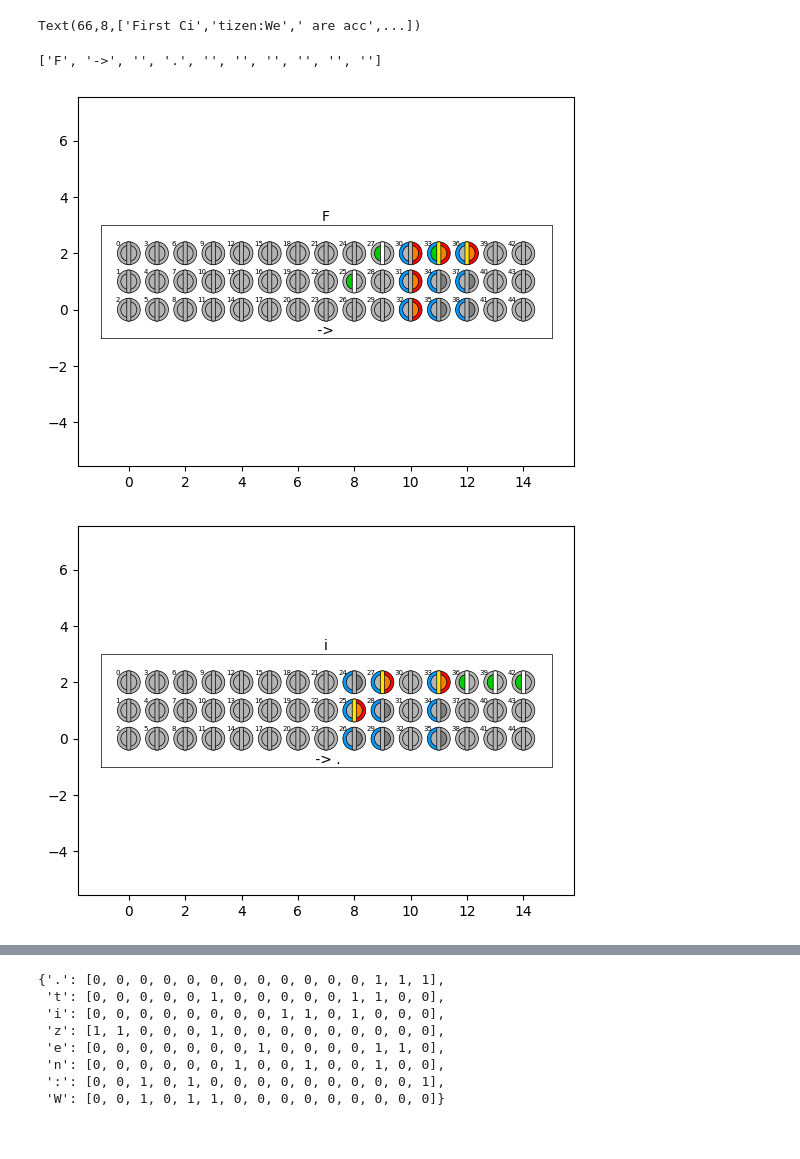
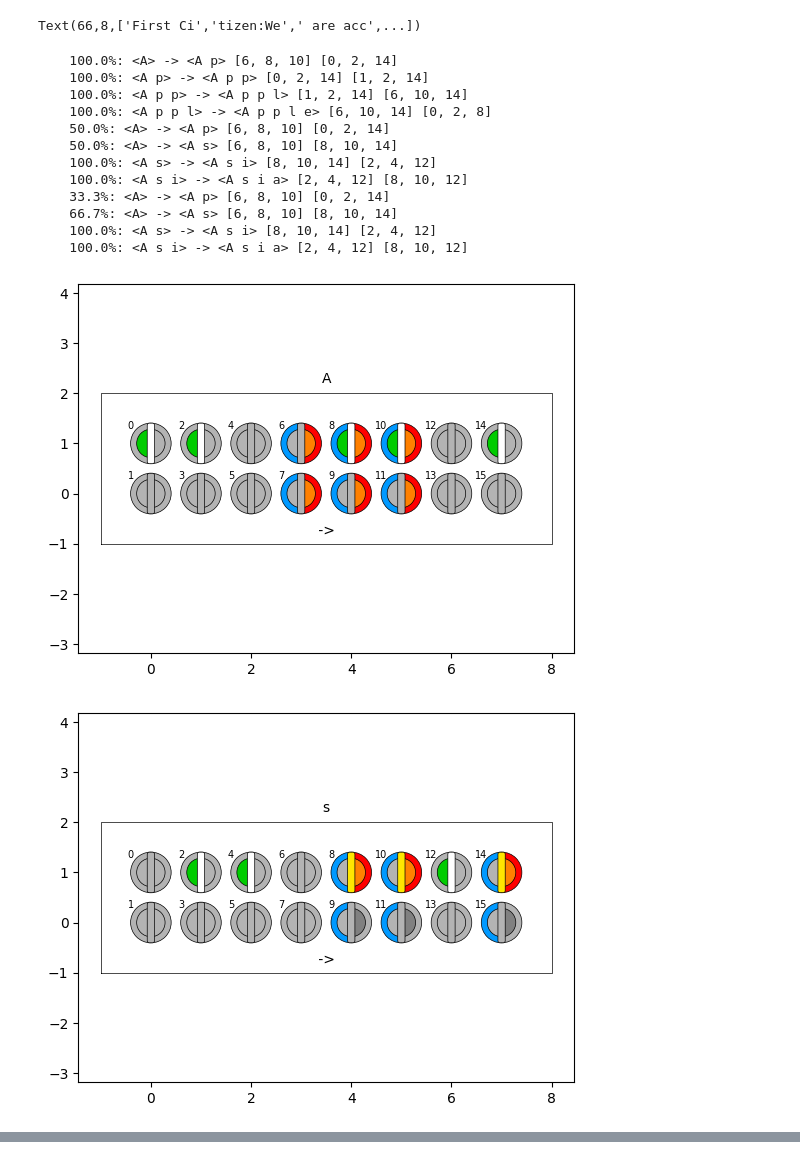
Before and after one commit to ihux/neurotron-develop, a Jupyter notebook: jupyter/neurotron/shakespear.ipynb, the cells around one changed output, grey strips where cells are left out. Saved outputs shown, nothing was run; the diff lists cells and outputs as text; code cells hidden in the pictures.

Commit message:
learning on the fly during training

```diff
--- a/jupyter/neurotron/shakespear.ipynb
+++ b/jupyter/neurotron/shakespear.ipynb
@@ -9,6 +9,10 @@ class Trainer(Train):
     def __init__(self,cells,plot=False):
         super().__init__(cells)
         self.plotting = plot
+
+    def __call__(self,context,n=None,verbose=0,plot=False):
+        #print('### train: ',context,n)
+        return super().__call__(context,n,verbose=verbose,plot=plot)
 
     def prediction(self,context):
         if context in self._contexts:
@@ -51,11 +55,13 @@ class Trainer(Train):
             return kdx
         return None
 
-    def learn(self,context):
+    def learn(self,context,verbose=0,plot=False):
         results = self.prediction(context)
+        if results is None: return
         for prediction in results:
             refer,ratio,src,dst = prediction
-            print('    %g%%: ->' % (100*ratio),refer,src,dst)
+            if verbose:
+                print('    %4.1f%%:' % (100*ratio),context,'->',refer,src,dst)
             self.cells.init()
             for k in dst:
                 self.cells.X[k] = 1
@@ -64,7 +70,8 @@ class Trainer(Train):
 
             self.cells.connect(src,dst)
             title = 'learn: ' + refer
-            if self.plotting: self.plot(title)
+            #if self.plotting: self.plot(title)
+            if plot: self.plot(title)
             self.cells.init()
 
     def program(self,verbose=0):   # learn all contexts
@@ -77,7 +84,6 @@ class Trainer(Train):
             results = self.prediction(context)
             for prediction in results:
                 refer,ratio,src,dst = prediction
-                #print('    %g%%: ->' % (100*ratio),refer,src,dst)
                 for k in dst:
                     self.cells.X[k] = 1
                 for k in src:
@@ -122,7 +128,7 @@ text = Text(bulk,8); text
 # %% [output]
 Text(66,8,['First Ci','tizen:We',' are acc',...])
 # %%
-cells = Cells((3,15,10,3),3,verbose=0)
+cells = Cells((2,8,4,3),3,verbose=0)
 train = Trainer(cells,plot=True)
 #for k in range(1): train(text[k])
 #train.program()
@@ -130,14 +136,27 @@ train = Trainer(cells,plot=True)
 #train.analyse(text(1),all=True)
 #train.predict('<Lisa likes to>')
 #train.program()
-
-#train.analyse('Lisa likes to paint',all=True)
 # %%
-train(pattern:=text(0))
-train.program()
+train('A p p l e',verbose=1,plot=False)
+train('A s i a',2,verbose=1,plot=False)
+#train.learn('<A s>',verbose=1,plot=False)
+cells.process('A s')
+train.plot('A s')
+#train.program()
 #train.show()
-cells.process(pattern)
+#cells.process(pattern)
 # %% [output]
-['F', '->', '', '.', '', '', '', '', '', '']
+    100.0%: <A> -> <A p> [6, 8, 10] [0, 2, 14]
+    100.0%: <A p> -> <A p p> [0, 2, 14] [1, 2, 14]
+    100.0%: <A p p> -> <A p p l> [1, 2, 14] [6, 10, 14]
+    100.0%: <A p p l> -> <A p p l e> [6, 10, 14] [0, 2, 8]
+    50.0%: <A> -> <A p> [6, 8, 10] [0, 2, 14]
+    50.0%: <A> -> <A s> [6, 8, 10] [8, 10, 14]
+    100.0%: <A s> -> <A s i> [8, 10, 14] [2, 4, 12]
+    100.0%: <A s i> -> <A s i a> [2, 4, 12] [8, 10, 12]
+    33.3%: <A> -> <A p> [6, 8, 10] [0, 2, 14]
+    66.7%: <A> -> <A s> [6, 8, 10] [8, 10, 14]
+    100.0%: <A s> -> <A s i> [8, 10, 14] [2, 4, 12]
+    100.0%: <A s i> -> <A s i a> [2, 4, 12] [8, 10, 12]
-[figure, old version]
+[figure, new version]
-[figure, old version]
+[figure, new version]
@@ -151,14 +165,3 @@ cells.process(pattern)
 #train.analyse('i',all=True)
 # %%
 #train.predict('<t i z>')
-# %%
-cells.token
-# %% [output]
-{'.': [0, 0, 0, 0, 0, 0, 0, 0, 0, 0, 0, 0, 1, 1, 1],
- 't': [0, 0, 0, 0, 0, 1, 0, 0, 0, 0, 0, 1, 1, 0, 0],
- 'i': [0, 0, 0, 0, 0, 0, 0, 0, 1, 1, 0, 1, 0, 0, 0],
- 'z': [1, 1, 0, 0, 0, 1, 0, 0, 0, 0, 0, 0, 0, 0, 0],
- 'e': [0, 0, 0, 0, 0, 0, 0, 1, 0, 0, 0, 0, 1, 1, 0],
- 'n': [0, 0, 0, 0, 0, 0, 1, 0, 0, 1, 0, 0, 1, 0, 0],
- ':': [0, 0, 1, 0, 1, 0, 0, 0, 0, 0, 0, 0, 0, 0, 1],
- 'W': [0, 0, 1, 0, 1, 1, 0, 0, 0, 0, 0, 0, 0, 0, 0]}
```
Also changed, not shown: parts of 1 cell of this notebook, 2 other files.
